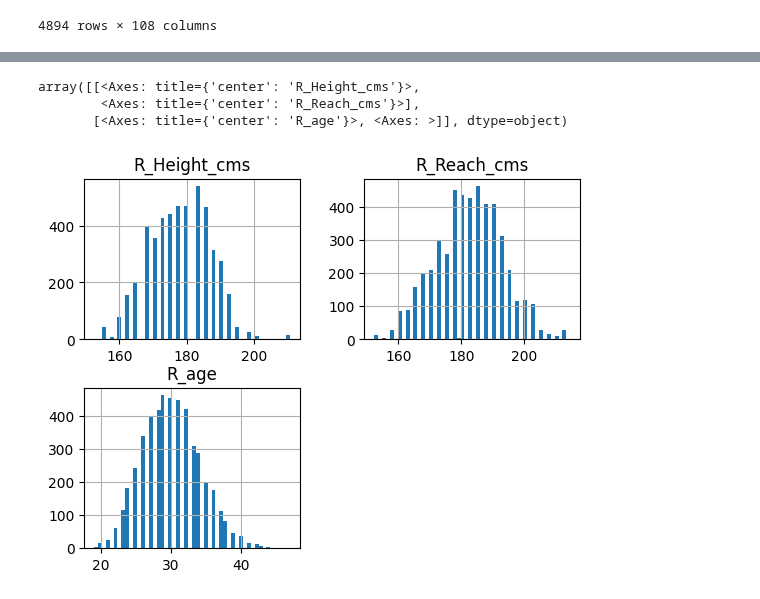
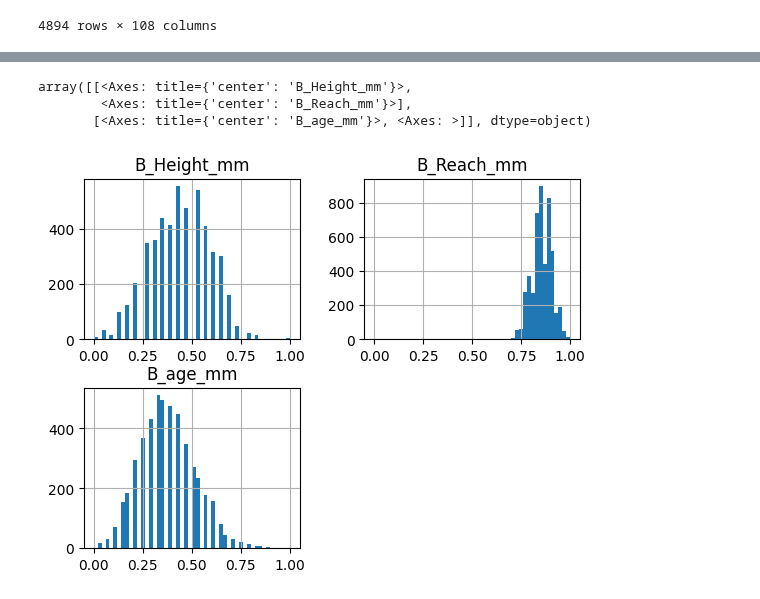
Before and after one commit to FlawlessAfro/ML_fight_prediction, a Jupyter notebook: logisticmodel.ipynb, the cells around one changed output, grey strips where cells are left out. Saved outputs shown, nothing was run; the diff lists cells and outputs as text; code cells hidden in the pictures.

```diff
--- a/logisticmodel.ipynb
+++ b/logisticmodel.ipynb
@@ -31,8 +58,14 @@ df
+# %%
+features_min_max_sc = ['B_Height_cms', 'B_Reach_cms', 'B_age', 'R_Height_cms', 'R_Reach_cms', 'R_age']
+
+minmax_sc = MinMaxScaler()
+minmax_sc.fit(df[features_min_max_sc])
+df[['B_Height_mm', 'B_Reach_mm', 'B_age_mm', 'R_Height_mm', 'R_Reach_mm', 'R_age_mm']] = minmax_sc.transform(df[features_min_max_sc])
 # %%
-columns = ['R_Height_cms', 'R_Reach_cms', 'R_age']
+columns = ['B_Height_mm', 'B_Reach_mm', 'B_age_mm']
 df[columns].hist(bins=50)
 # %% [output]
-array([[<Axes: title={'center': 'R_Height_cms'}>,
-        <Axes: title={'center': 'R_Reach_cms'}>],
-       [<Axes: title={'center': 'R_age'}>, <Axes: >]], dtype=object)
+array([[<Axes: title={'center': 'B_Height_mm'}>,
+        <Axes: title={'center': 'B_Reach_mm'}>],
+       [<Axes: title={'center': 'B_age_mm'}>, <Axes: >]], dtype=object)
-[figure, old version]
+[figure, new version]
```
Also changed, not shown: parts of 8 cells of this notebook.
